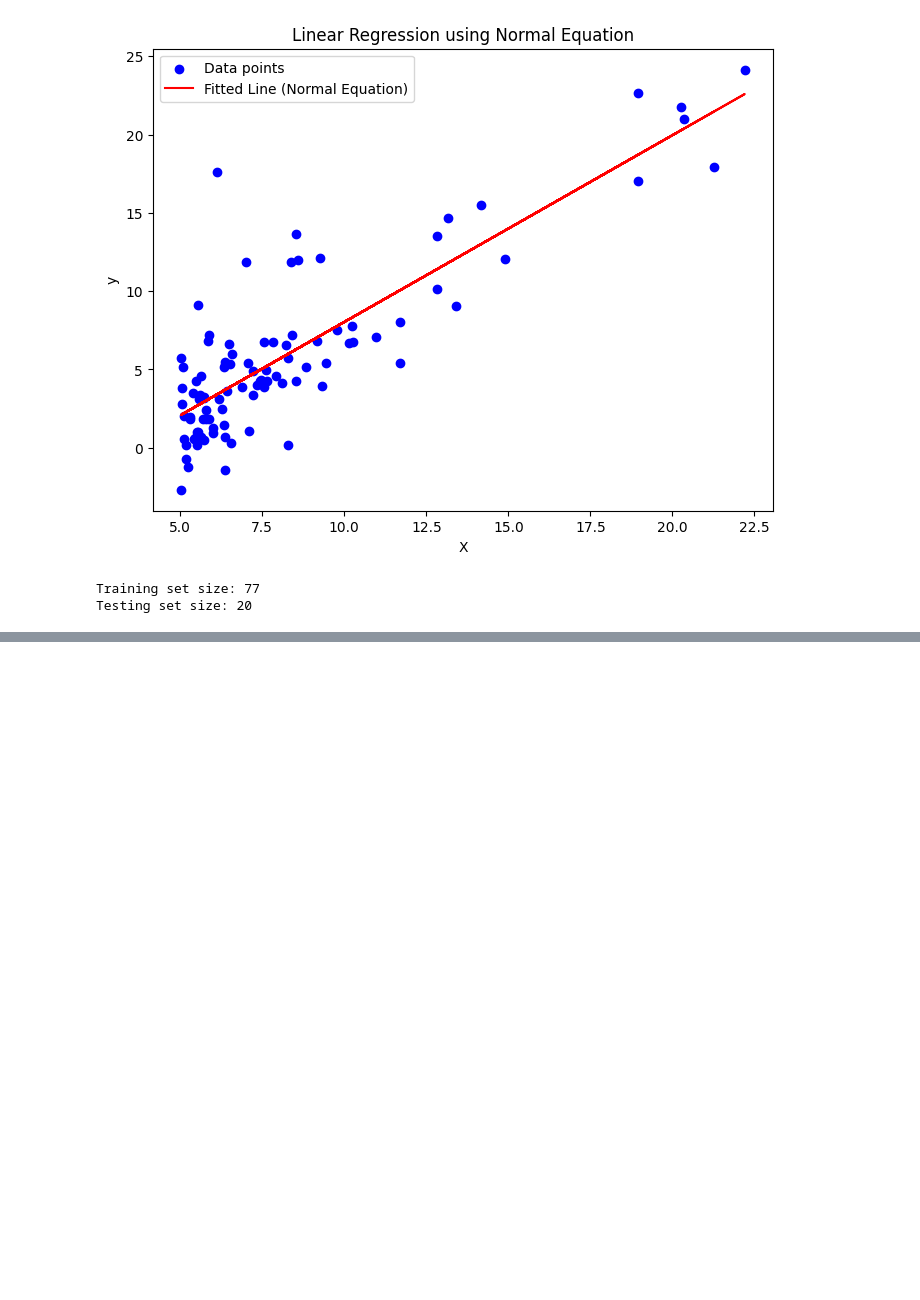
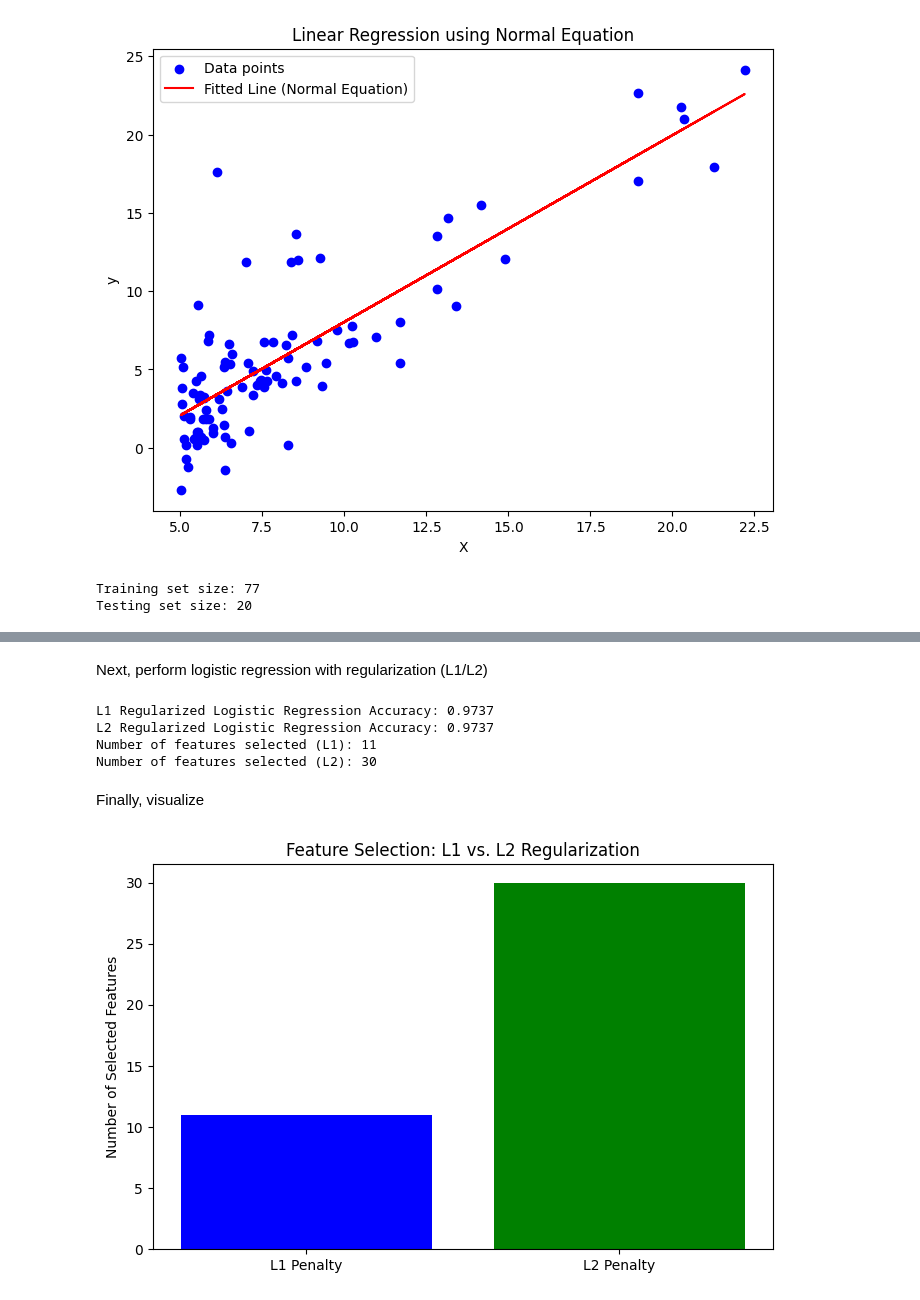
Before and after one commit to jcwilson11/JCW.CPE595, a Jupyter notebook: Homework/Homework2/HW2_Linear_and_Logistic_Regression.ipynb, the cells around one changed output, grey strips where cells are left out. Saved outputs shown, nothing was run; the diff lists cells and outputs as text; code cells hidden in the pictures; blank space fills up the shorter version.

```diff
--- a/Homework/Homework2/HW2_Linear_and_Logistic_Regression.ipynb
+++ b/Homework/Homework2/HW2_Linear_and_Logistic_Regression.ipynb
@@ -157,0 +333,44 @@ SGD Observations
+# %% [markdown]
+Next, perform logistic regression with regularization (L1/L2)
+# %%
+# Train Logistic Regression with Cross-Validation to find the best lambda
+log_reg_cv_l1 = LogisticRegressionCV(cv=5, penalty='l1', solver='liblinear', max_iter=100)
+log_reg_cv_l2 = LogisticRegressionCV(cv=5, penalty='l2', solver='lbfgs', max_iter=100)
+
+# Fit models
+log_reg_cv_l1.fit(X_train, y_train)
+log_reg_cv_l2.fit(X_train, y_train)
+
+# Predictions
+y_pred_l1 = log_reg_cv_l1.predict(X_test)
+y_pred_l2 = log_reg_cv_l2.predict(X_test)
+
+# Accuracy scores
+accuracy_l1 = accuracy_score(y_test, y_pred_l1)
+accuracy_l2 = accuracy_score(y_test, y_pred_l2)
+
+print(f"L1 Regularized Logistic Regression Accuracy: {accuracy_l1:.4f}")
+print(f"L2 Regularized Logistic Regression Accuracy: {accuracy_l2:.4f}")
+
+# Number of selected features (non-zero coefficients)
+num_features_l1 = np.sum(log_reg_cv_l1.coef_ != 0)
+num_features_l2 = np.sum(log_reg_cv_l2.coef_ != 0)
+
+print(f"Number of features selected (L1): {num_features_l1}")
+print(f"Number of features selected (L2): {num_features_l2}")
+# %% [output]
+L1 Regularized Logistic Regression Accuracy: 0.9737
+L2 Regularized Logistic Regression Accuracy: 0.9737
+Number of features selected (L1): 11
+Number of features selected (L2): 30
+# %% [markdown]
+Finally, visualize
+# %%
+# Visualizing Feature Selection
+plt.figure(figsize=(8,5))
+plt.bar(["L1 Penalty", "L2 Penalty"], [num_features_l1, num_features_l2], color=["blue", "green"])
+plt.ylabel("Number of Selected Features")
+plt.title("Feature Selection: L1 vs. L2 Regularization")
+plt.show()
+# %% [output]
+[figure, added]
```
Also changed, not shown: parts of 16 cells of this notebook, 3 other files.
